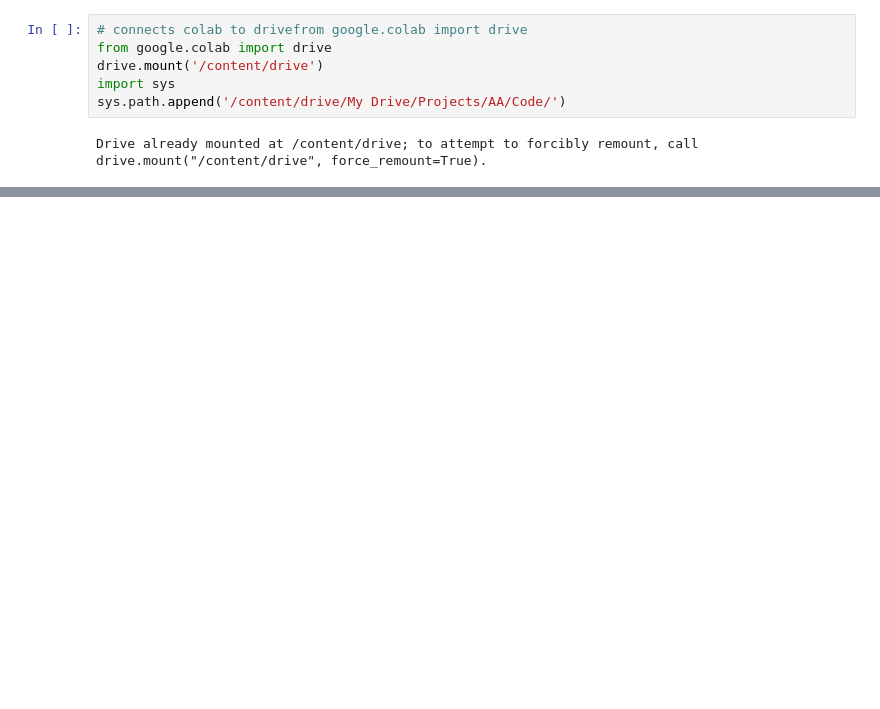
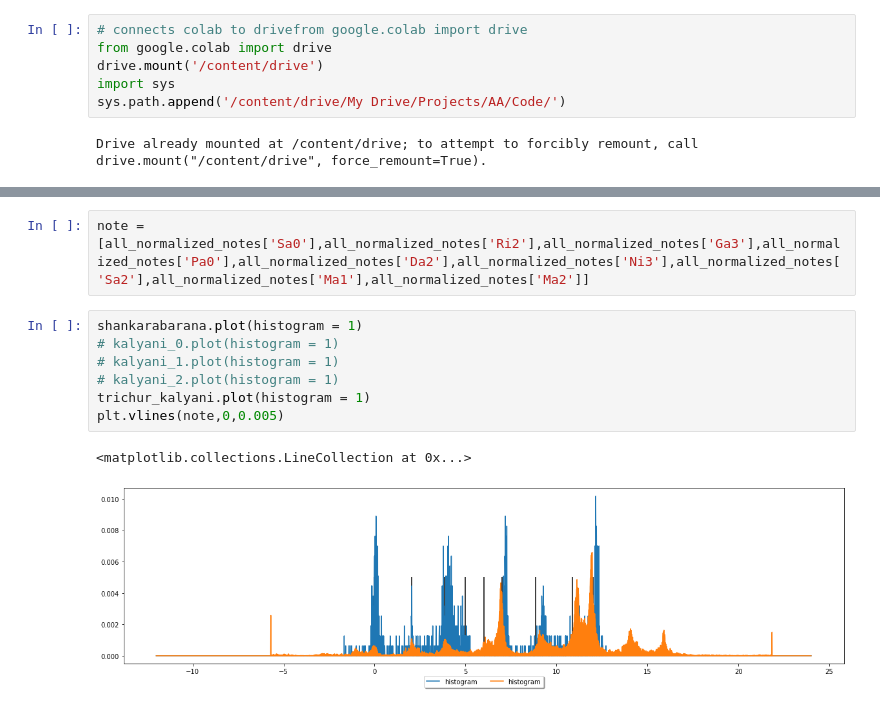
Before and after one commit to Kodhandarama/Audio_Analysis, a Jupyter notebook: pitch_contour.ipynb, the cells around one changed output, grey strips where cells are left out. Saved outputs shown, nothing was run; the diff lists cells and outputs as text; blank space fills up the shorter version.

```diff
--- a/pitch_contour.ipynb
+++ b/pitch_contour.ipynb
@@ -392,0 +408,12 @@ sub
+# %%
+note = [all_normalized_notes['Sa0'],all_normalized_notes['Ri2'],all_normalized_notes['Ga3'],all_normalized_notes['Pa0'],all_normalized_notes['Da2'],all_normalized_notes['Ni3'],all_normalized_notes['Sa2'],all_normalized_notes['Ma1'],all_normalized_notes['Ma2']]
+# %%
+shankarabarana.plot(histogram = 1)
+# kalyani_0.plot(histogram = 1)
+# kalyani_1.plot(histogram = 1)
+# kalyani_2.plot(histogram = 1)
+trichur_kalyani.plot(histogram = 1)
+plt.vlines(note,0,0.005)
+# %% [output]
+<matplotlib.collections.LineCollection at 0x...>
+[figure, added]
```
Also changed, not shown: parts of 8 cells of this notebook.
